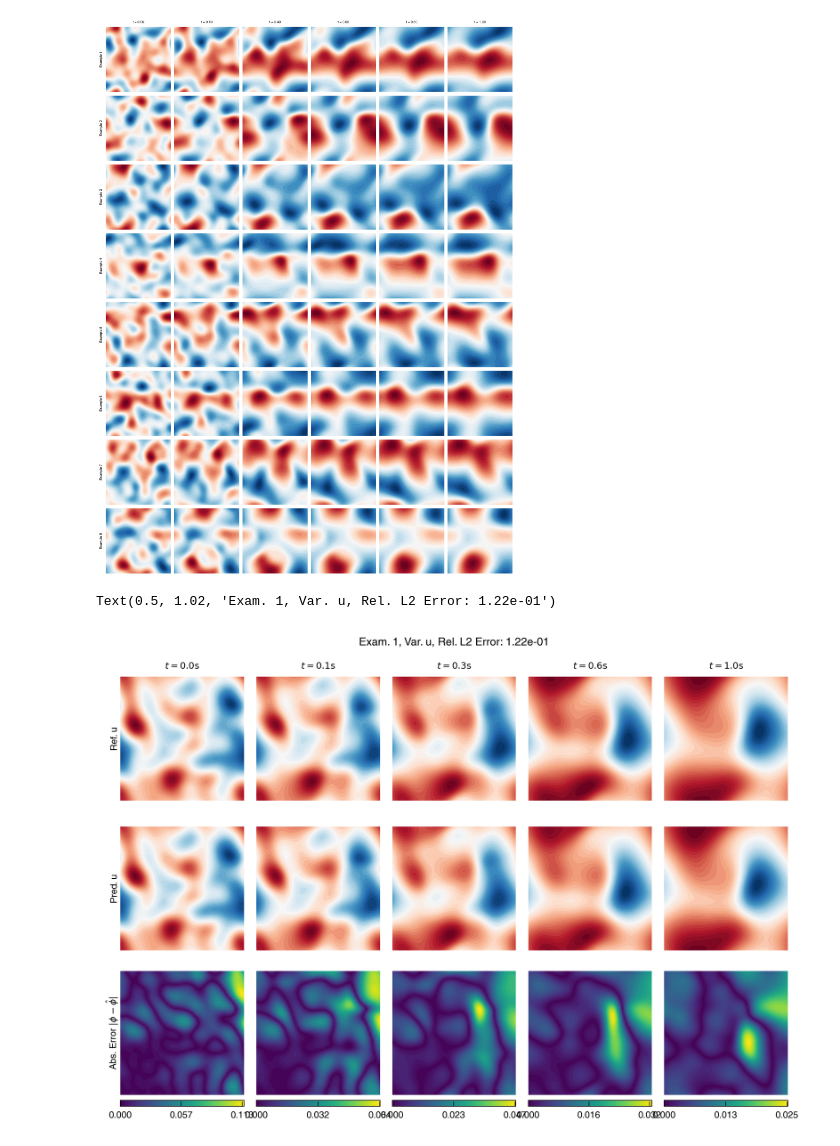
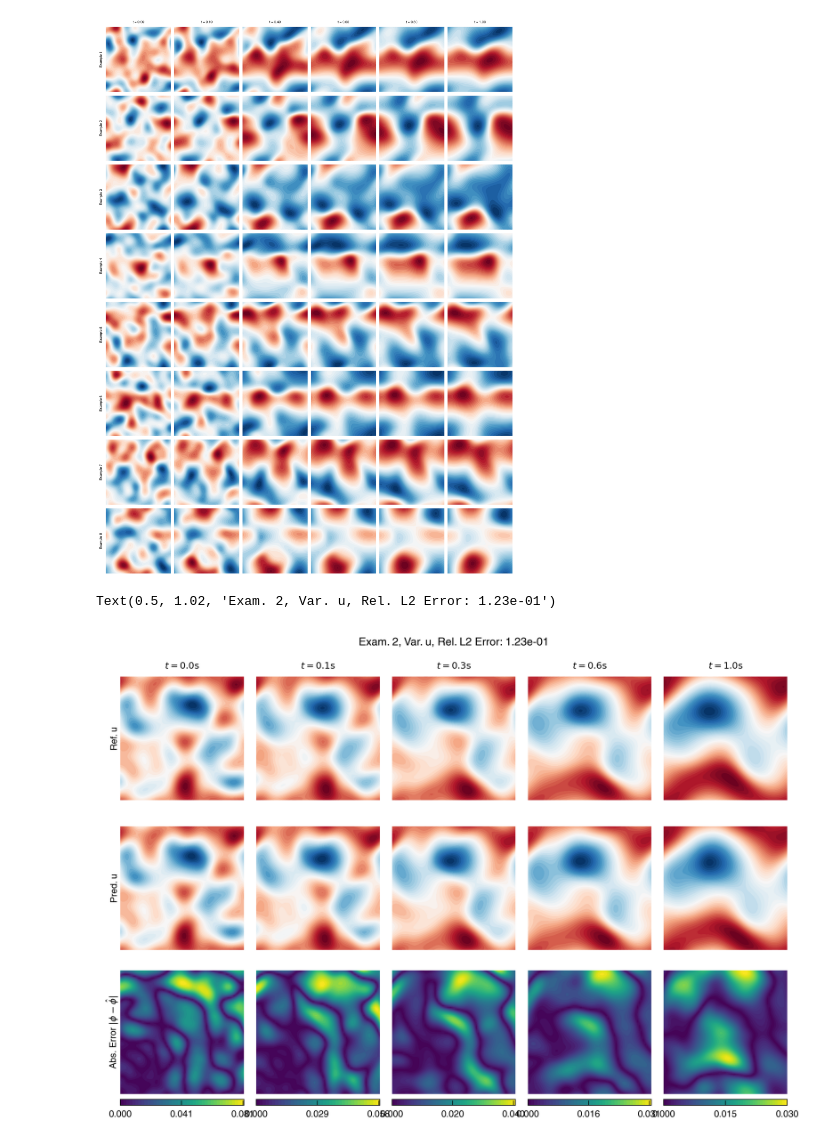
Before and after one commit to NanxiiChen/PI-CViT, a Jupyter notebook: burgers/eval.ipynb, the cells around one changed output. Cells and saved outputs as stored; diff of their text form; code cells hidden in the pictures.

```diff
--- a/burgers/eval.ipynb
+++ b/burgers/eval.ipynb
@@ -88,7 +88,8 @@ model_skeleton = PeriodicCViT(
     **model_params,
 )
 
-weight = "/root/autodl-tmp/tf-logs/burgers/cvit/emb_dim512-2gpu/model_epoch_7000.eqx"
+# weight = "/root/autodl-tmp/tf-logs/burgers/cvit/emb_dim512-2gpu/model_epoch_7000.eqx"
+weight = "/root/autodl-tmp/tf-logs/burgers/cvit/baseline-soap-causal/model_epoch_8000.eqx"
 model = eqx.tree_deserialise_leaves(weight, model_skeleton)
 # %%
 data_dir = configs.data_dir
@@ -135,7 +136,7 @@ sols = rearrange(
     sols, "t b (h w) c -> b t c h w", h=int(H), w=int(W)
 )
 # %%
-batch_th = 1
+batch_th = 2
 channel_th = 0  # 0: u, 1: v
 fig, axes = plt.subplots(
     3,
@@ -210,32 +211,32 @@ for i, tic in enumerate(target_ts):
         cmap="viridis",
     )
 
     if i == 0:
         ax.text(
             -0.01,
             0.5,
             r"Abs. Error $|\phi - \hat{\phi}|$",
             rotation=90,
             va="center",
             ha="right",
             transform=ax.transAxes,
         )
 
     colorbar = fig.colorbar(
         diff_cont, ax=ax, fraction=0.046, pad=0.04, orientation="horizontal",
         format="%.3f", ticks=jnp.linspace(0, jnp.max(diff), num=3)
     )
     total_l2 = jnp.sqrt(jnp.sum((ref_sols - sols) ** 2, axis=(1, 3, 4))) / jnp.sqrt(
         jnp.sum(ref_sols**2, axis=(1, 3, 4))
     )
     total_l2 = jnp.mean(total_l2)
     fig.subplots_adjust(
         left=0.03, right=0.97, top=0.95, bottom=0.03, hspace=0.1, wspace=0.1
     )
 fig.suptitle(
     f"Exam. {batch_th}, Var. {notation}, Rel. L2 Error: {total_l2:.2e}",
     y=1.02,
 )
 # %% [output]
-Text(0.5, 1.02, 'Exam. 1, Var. u, Rel. L2 Error: 1.22e-01')
+Text(0.5, 1.02, 'Exam. 2, Var. u, Rel. L2 Error: 1.23e-01')
-[figure, old version]
+[figure, new version]
```
Also changed, not shown: 3 other files.
